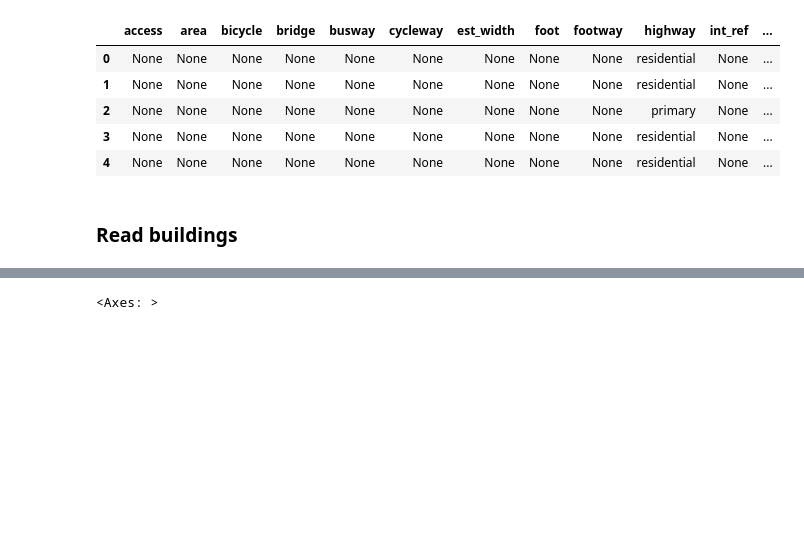
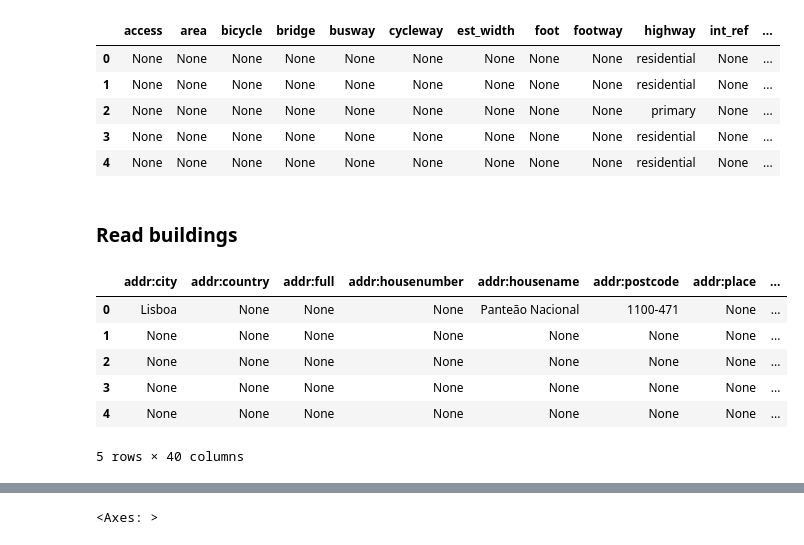
Before and after one commit to denironyx/geoapi, a Jupyter notebook: scripts/pyrosm.ipynb, the cells around one changed output, grey strips where cells are left out. Cells and saved outputs as stored; diff of their text form; code cells hidden in the pictures; blank space fills up the shorter version.

```diff
--- a/scripts/pyrosm.ipynb
+++ b/scripts/pyrosm.ipynb
@@ -61,5 +61,16 @@ from pyrosm import get_data
 fp = get_data("lisbon")
 osm = OSM(fp)
 # %%
+osm = OSM(fp)
 ## Extract the buildings
 buildings = osm.get_buildings()
+# %%
+buildings.head()
+# %% [output]
+|  | addr:city | addr:country | addr:full | addr:housenumber | addr:housename | addr:postcode | addr:place | ... |
+| 0 | Lisboa | None | None | None | Panteão Nacional | 1100-471 | None | ... |
+| 1 | None | None | None | None | None | None | None | ... |
+| 2 | None | None | None | None | None | None | None | ... |
+| 3 | None | None | None | None | None | None | None | ... |
+| 4 | None | None | None | None | None | None | None | ... |
+5 rows × 40 columns
```
Also changed, not shown: parts of 8 cells of this notebook, 5 other files.
